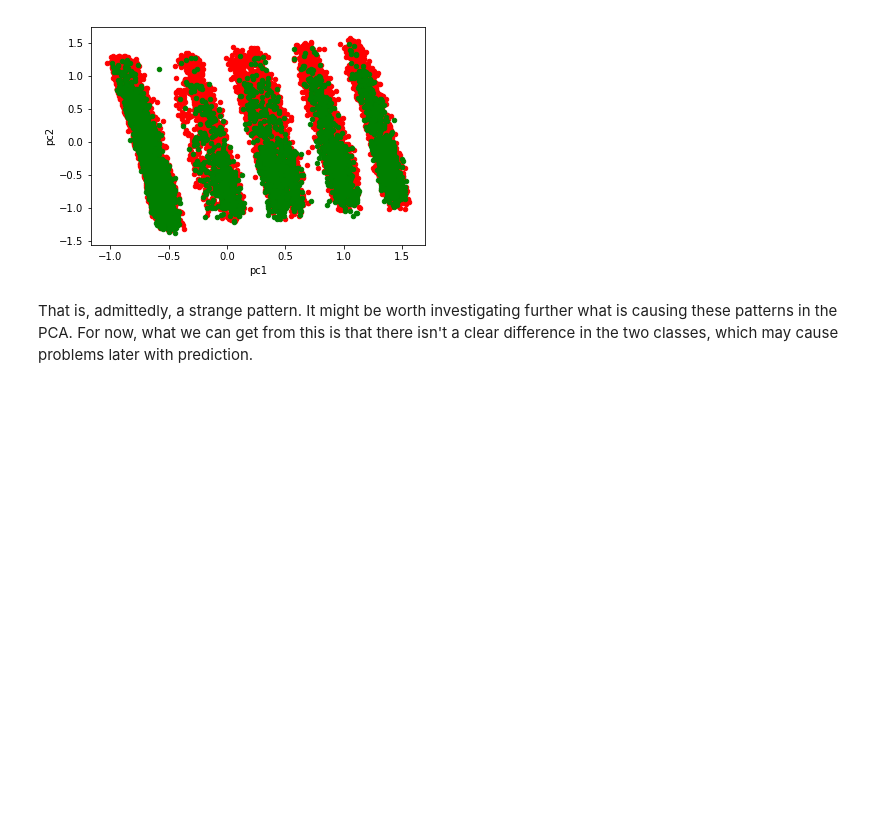
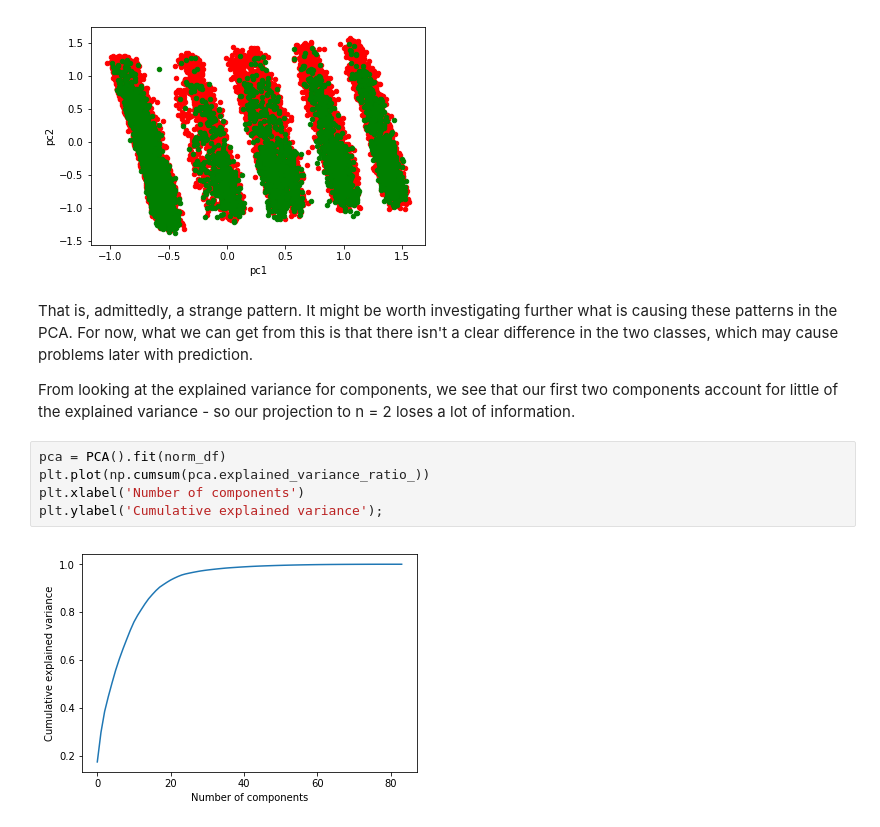
Before and after one commit to andmikey/lendingclub-analysis, a Jupyter notebook: notebooks/exploratory/190913-mandrejc-explore-data.ipynb, the cells around one changed output. Cells and saved outputs as stored; diff of their text form; blank space fills up the shorter version.

Commit message:
Plot cumulative explained variance

```diff
--- a/notebooks/exploratory/190913-mandrejc-explore-data.ipynb
+++ b/notebooks/exploratory/190913-mandrejc-explore-data.ipynb
@@ -191,3 +191,12 @@ ax = pc_df[pc_df["target"]].plot(kind = "scatter", x = "pc1", y = "pc2", ax = ax
 [figure]
 # %% [markdown]
 That is, admittedly, a strange pattern. It might be worth investigating further what is causing these patterns in the PCA. For now, what we can get from this is that there isn't a clear difference in the two classes, which may cause problems later with prediction.
+
+From looking at the explained variance for components, we see that our first two components account for little of the explained variance - so our projection to n = 2 loses a lot of information.
+# %%
+pca = PCA().fit(norm_df)
+plt.plot(np.cumsum(pca.explained_variance_ratio_))
+plt.xlabel('Number of components')
+plt.ylabel('Cumulative explained variance');
+# %% [output]
+[figure, added]
```
